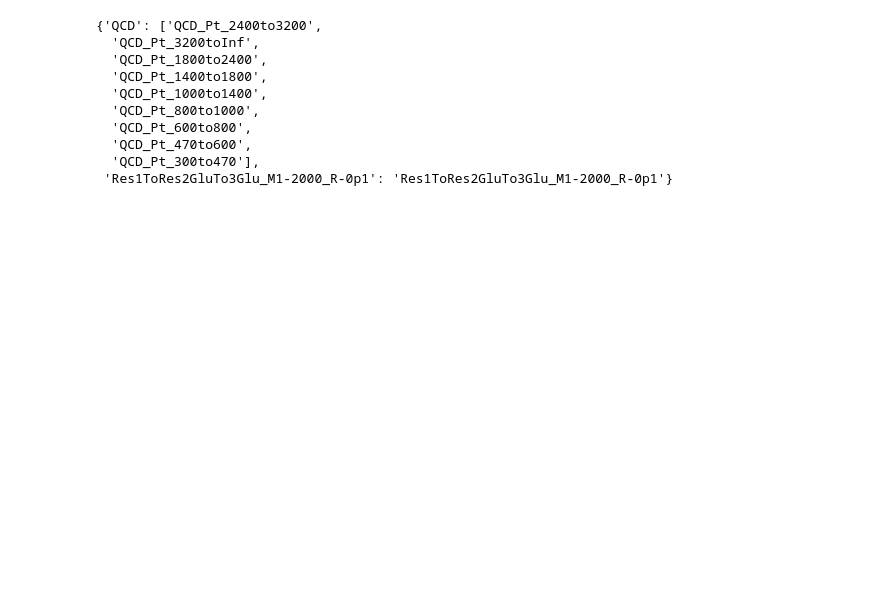
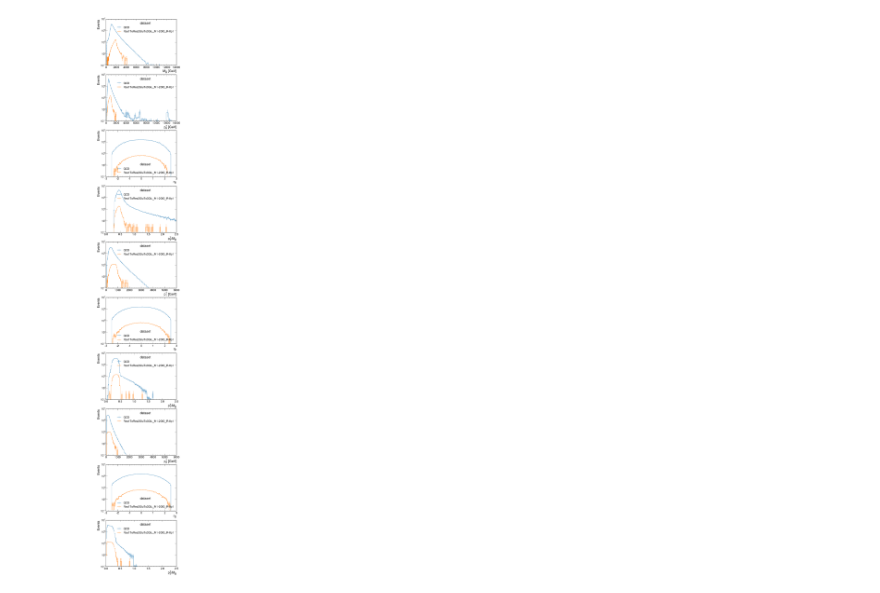
Before and after one commit to BrownCMS/toffea, a Jupyter notebook: toffea/Histograms/Histograms.ipynb, the cells around one changed output. Drawn from its saved outputs; the diff is of its cells as text; code cells hidden in the pictures; blank space fills up the shorter version.

```diff
--- a/toffea/Histograms/Histograms.ipynb
+++ b/toffea/Histograms/Histograms.ipynb
@@ -85,9 +115,20 @@ for variable in variable_list:
 # %%
-infile_MC = util.load("DataHistograms_2017QCD.coffea")
-infile_Sig1 = util.load("DataHistograms_2017Res1ToRes2GluTo3Glu.coffea")
+infile_MC = util.load("DataHistograms_2017QCD_test.coffea")
+infile_Sig1 = util.load("DataHistograms_2017Res1ToRes2GluTo3Glu_test.coffea")
 infile_MC.add(infile_Sig1)
-display(infile_MC)
+# display(infile_MC)
 
+#  ==== List the variables that we want to plot ======
+variable_list = []
+for variable, accumulator in infile_MC.items():
+    if "_ij" in variable: # this kind of histos need to be plotted differently
+        continue
+    variable_list.append(variable)
+variable_list.pop(0)
+
+display(variable_list)
+
+# ==== Implement weight of MCs ====
 lumi = 41.53*1000
 weight_xsec = {
     'QCD_Pt_300to470': lumi*6830/infile_MC["total_events"]["QCD_Pt_300to470"],
@@ -106,13 +147,14 @@ for name, N_evt in infile_MC["total_events"].items():
         continue
     weight_sigMC1[name] = lumi/N_evt
 weight_xsec.update(weight_sigMC1)
-display(weight_xsec)
+# display(weight_xsec)
 
+# ==== Group datasets that we want to plot ====
 QCD_entries = []
 for name, N_evt in infile_MC["total_events"].items():
     if "QCD" in name:
         QCD_entries.append(name)
-print(QCD_entries)
+# print(QCD_entries)
 
 mapping = {}
 mapping["QCD"] = QCD_entries
@@ -121,8 +163,53 @@ Sig_entries = ["Res1ToRes2GluTo3Glu_M1-2000_R-0p1"]
 for sig in Sig_entries:
     mapping[sig] = sig
 
-display(mapping)
+# display(mapping)
+
+# ==== Plotting ====
 
 axis2integrate = "selection"
 selection2plot = ["pre-selection"]
+
+fig, ax = plt.subplots(len(variable_list), 1, figsize=(10,len(variable_list)*8))
+ax_counter = 0
+for variable in variable_list:
+    histo = infile_MC[variable]
+    histo.scale(weight_xsec, axis='dataset')
+    ih = histo.integrate(axis2integrate,selection2plot)
+    ih = ih.group("dataset", hist.Cat("sel_dataset", "dataset"), mapping)
+    plot = hist.plot1d(ih, ax=ax[ax_counter])
+    plot.set_ylim(0.1,10000000)
+    plot.set_yscale('log')
+    if variable in ["pt1", "pt2"]:
+        plot.set_xlim(0,6000)
+    ax_counter+=1
+
+def plot_ij(variable2plot, variable_list):
+    fig, ax = plt.subplots(3, 1, figsize=(10,24))
+    ax_counter = 0
+    for pair in itertools.combinations(variable_list,2):
+        histo = infile_MC[variable2plot].copy()
+        histo.scale(weight_xsec, axis='dataset')
+        ih = histo.group("dataset", hist.Cat("sel_dataset", "dataset"), mapping)
+        ih = ih.integrate(axis2integrate,selection2plot).integrate(pair[0]).integrate(pair[1])
+        plot = hist.plot1d(ih, ax=ax[ax_counter])
+        plot.set_ylim(0.1,10000000)
+        plot.set_yscale('log')
+        if variable2plot is "m_ij":
+            plot.set_xlim(0,6000)
+        ax_counter+=1
+
+import itertools
+variable2plot = "m_ij"
+variable_list = ["m_01","m_12","m_20"]
+plot_ij(variable2plot, variable_list)
+variable2plot = "dR_ij"
+variable_list = ["dR_01","dR_12","dR_20"]
+plot_ij(variable2plot, variable_list)
+variable2plot = "dEta_ij"
+variable_list = ["dEta_01","dEta_12","dEta_20"]
+plot_ij(variable2plot, variable_list)
+variable2plot = "moverM_ij"
+variable_list = ["moverM_01","moverM_12","moverM_20"]
+plot_ij(variable2plot, variable_list)
 # %% [output]
@@ -164,10 +226 @@ selection2plot = ["pre-selection"]
-{'QCD': ['QCD_Pt_2400to3200',
-  'QCD_Pt_3200toInf',
-  'QCD_Pt_1800to2400',
-  'QCD_Pt_1400to1800',
-  'QCD_Pt_1000to1400',
-  'QCD_Pt_800to1000',
-  'QCD_Pt_600to800',
-  'QCD_Pt_470to600',
-  'QCD_Pt_300to470'],
- 'Res1ToRes2GluTo3Glu_M1-2000_R-0p1': 'Res1ToRes2GluTo3Glu_M1-2000_R-0p1'}
+[figure, added]
```
Also changed, not shown: parts of 5 cells of this notebook, 1 other file.
